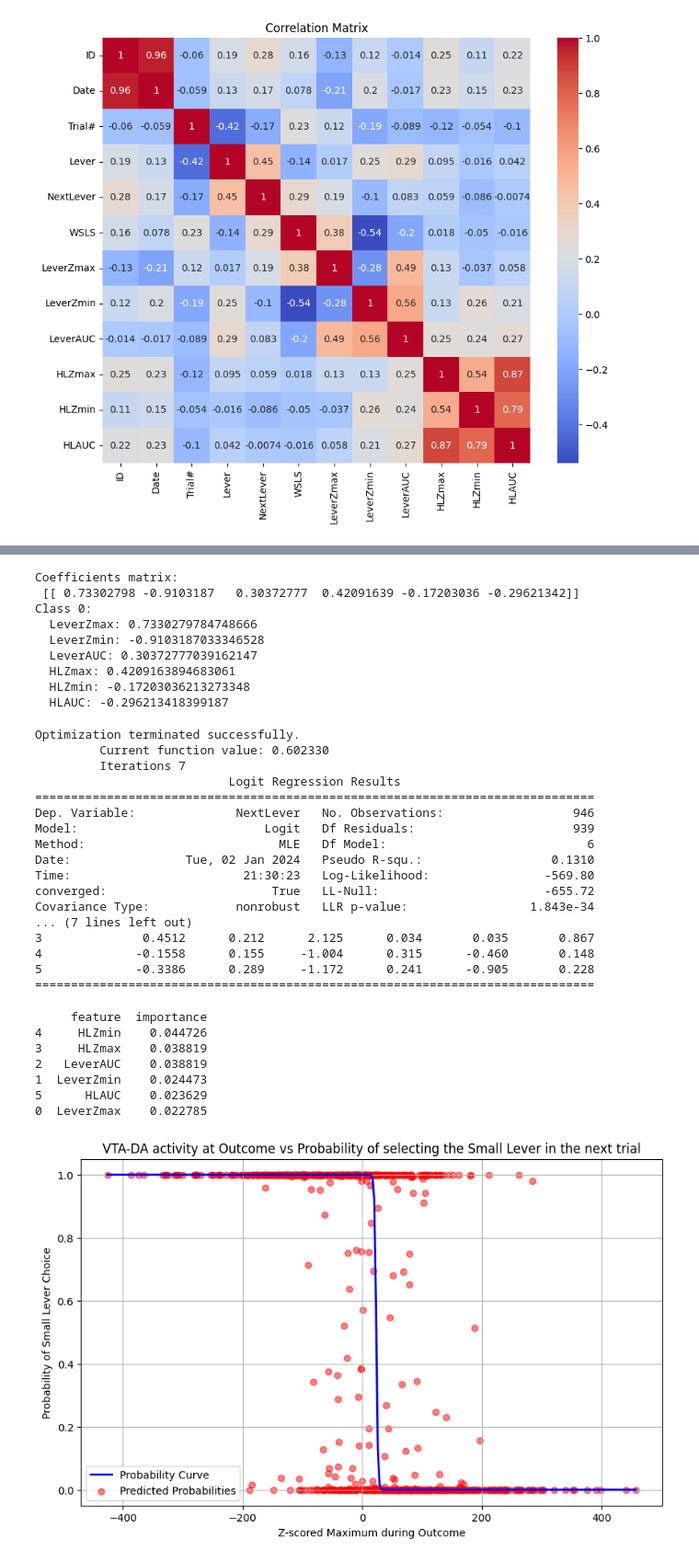
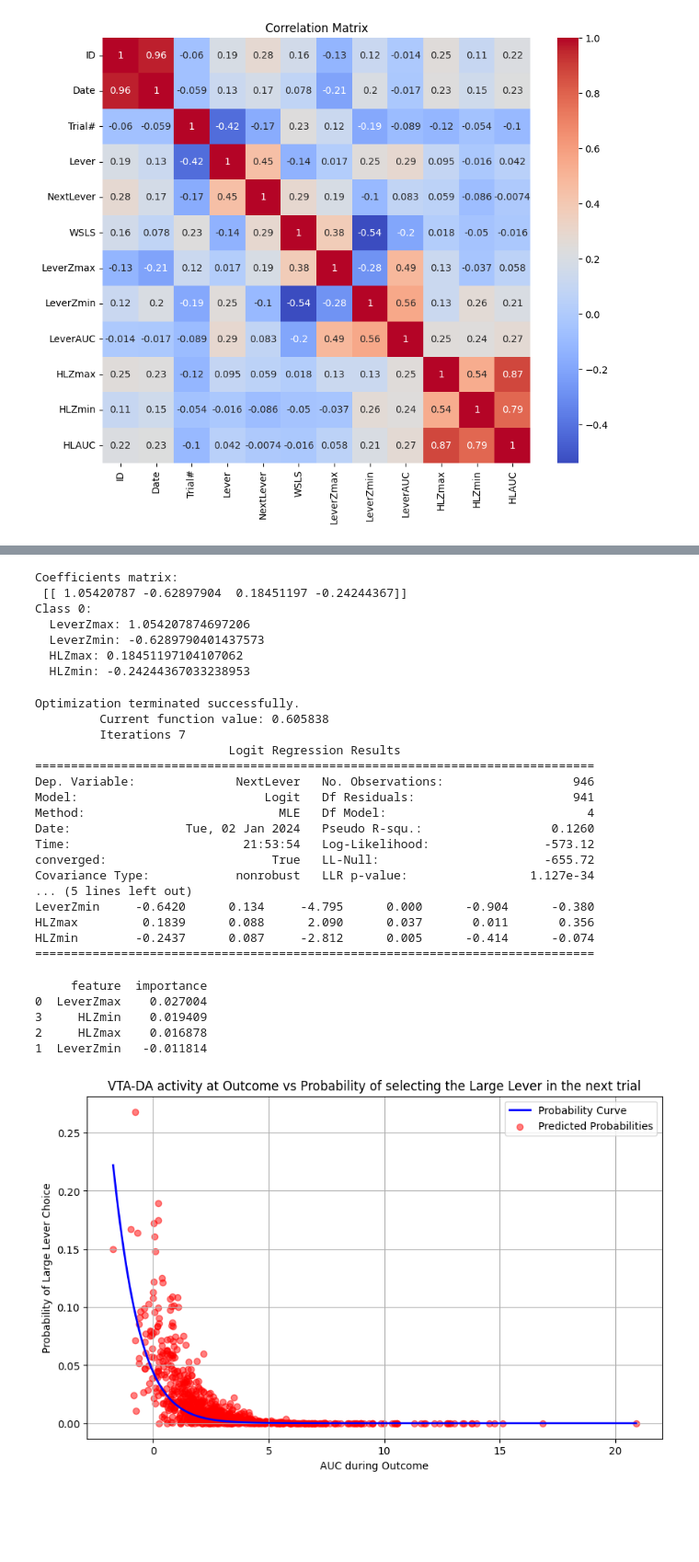
Before and after one commit to wonnpyon/ML-For-Beginners, a Jupyter notebook: Photometry/06MNlogitReg.ipynb, the cells around one changed output, grey strips where cells are left out. Shown at 92% size. Saved outputs shown, nothing was run; the diff lists cells and outputs as text; code cells hidden in the pictures; blank space fills up the shorter version.

```diff
--- a/Photometry/06MNlogitReg.ipynb
+++ b/Photometry/06MNlogitReg.ipynb
@@ -75,7 +75,7 @@ from sklearn.model_selection import train_test_split
 # %%
 # Example dataset
 # Replace this with your actual dataset
-feature_names = ['LeverZmax','LeverZmin','LeverAUC','HLZmax','HLZmin','HLAUC']  # Assuming X is a DataFrame
+feature_names = ['LeverZmax','LeverZmin','HLZmax','HLZmin']  # Assuming X is a DataFrame
 
 X = df[feature_names]  # Predictor variables
 y = df['NextLever']  # Target variable with three categories
@@ -136,27 +164,23 @@ for class_index in range(coefficients.shape[0]):
     print()
 # %% [output]
 Coefficients matrix:
- [[ 0.73302798 -0.9103187   0.30372777  0.42091639 -0.17203036 -0.29621342]]
+ [[ 1.05420787 -0.62897904  0.18451197 -0.24244367]]
 Class 0:
-  LeverZmax: 0.7330279784748666
-  LeverZmin: -0.9103187033346528
-  LeverAUC: 0.30372777039162147
-  HLZmax: 0.4209163894683061
-  HLZmin: -0.17203036213273348
-  HLAUC: -0.296213418399187
+  LeverZmax: 1.054207874697206
+  LeverZmin: -0.6289790401437573
+  HLZmax: 0.18451197104107062
+  HLZmin: -0.24244367033238953
 # %%
 import statsmodels.api as sm
 import pandas as pd
 
-# Ensure y_train_res is a Pandas Series and X_train_res is a DataFrame
-y_train_res = pd.Series(y_train_res)
-X_train_res = pd.DataFrame(X_train_res)
+# Convert the NumPy array to a Pandas DataFrame and assign column names
+X_train_res_df = pd.DataFrame(X_train_res, columns=feature_names)
 
-# Check for consistent dimensions
-assert len(y_train_res) == len(X_train_res), "The dimensions of X and y do not match."
+import statsmodels.api as sm
 
 # Add a constant to the input features
-X_stat = sm.add_constant(X_train_res)
+X_stat = sm.add_constant(X_train_res_df)
 
 # Fit the binary logistic regression model
 model_stat = sm.Logit(y_train_res, X_stat)
@@ -166,21 +190,21 @@ result_stat = model_stat.fit()
 print(result_stat.summary())
 # %% [output]
 Optimization terminated successfully.
-         Current function value: 0.602330
+         Current function value: 0.605838
          Iterations 7
                            Logit Regression Results
 ==============================================================================
 Dep. Variable:              NextLever   No. Observations:                  946
-Model:                          Logit   Df Residuals:                      939
-Method:                           MLE   Df Model:                            6
-Date:                Tue, 02 Jan 2024   Pseudo R-squ.:                  0.1310
-Time:                        21:30:23   Log-Likelihood:                -569.80
+Model:                          Logit   Df Residuals:                      941
+Method:                           MLE   Df Model:                            4
+Date:                Tue, 02 Jan 2024   Pseudo R-squ.:                  0.1260
+Time:                        21:53:54   Log-Likelihood:                -573.12
 converged:                       True   LL-Null:                       -655.72
-Covariance Type:            nonrobust   LLR p-value:                 1.843e-34
-... (7 lines left out)
-3              0.4512      0.212      2.125      0.034       0.035       0.867
-4             -0.1558      0.155     -1.004      0.315      -0.460       0.148
-5             -0.3386      0.289     -1.172      0.241      -0.905       0.228
+Covariance Type:            nonrobust   LLR p-value:                 1.127e-34
+... (5 lines left out)
+LeverZmin     -0.6420      0.134     -4.795      0.000      -0.904      -0.380
+HLZmax         0.1839      0.088      2.090      0.037       0.011       0.356
+HLZmin        -0.2437      0.087     -2.812      0.005      -0.414      -0.074
 ==============================================================================
 # %%
 from sklearn.inspection import permutation_importance
@@ -195,50 +219,48 @@ perm_importance_df = perm_importance_df.sort_values(by='importance', ascending=F
 print(perm_importance_df)
 # %% [output]
      feature  importance
-4     HLZmin    0.044726
-3     HLZmax    0.038819
-2   LeverAUC    0.038819
-1  LeverZmin    0.024473
-5      HLAUC    0.023629
-0  LeverZmax    0.022785
+0  LeverZmax    0.027004
+3     HLZmin    0.019409
+2     HLZmax    0.016878
+1  LeverZmin   -0.011814
 # %%
 import numpy as np
 import matplotlib.pyplot as plt
 import pandas as pd
 
 df_filtered = df[feature_names]
 
 # Calculate the mean of other features in your dataset
-X_mean = df_filtered.drop('LeverAUC', axis=1).mean()
+X_mean = df_filtered.drop('LeverZmax', axis=1).mean()
 
 # Generate a range of values for LeverZmax
-lever_zmax_range = np.linspace(df_filtered['LeverAUC'].min(), df_filtered['LeverAUC'].max(), 300)
+lever_zmax_range = np.linspace(df_filtered['LeverZmax'].min(), df_filtered['LeverZmax'].max(), 300)
 X_pred = np.repeat(X_mean.values.reshape(1, -1), len(lever_zmax_range), axis=0)
 X_pred = np.insert(X_pred, 0, lever_zmax_range, axis=1)  # Insert LeverZmax values
 
 # Calculate the predicted probability of NextLever=1 for the curve
 prob_next_lever_1_curve = model.predict_proba(X_pred)[:, 0]
 
 # Calculate the predicted probability of NextLever=1 for each data point
 X_data_points = df_filtered.copy()
-X_data_points['LeverAUC'] = X_data_points['LeverAUC'].astype(float)
+X_data_points['LeverZmax'] = X_data_points['LeverZmax'].astype(float)
 prob_next_lever_1_points = model.predict_proba(X_data_points)[:, 0]
 
 # Plotting the probability curve
 plt.figure(figsize=(10, 6))
 plt.plot(lever_zmax_range, prob_next_lever_1_curve, color='blue', label='Probability Curve', linewidth=2)
 
 # Plotting the individual data points with their predicted probabilities
-plt.scatter(df_filtered['LeverAUC'], prob_next_lever_1_points, color='red', label='Predicted Probabilities', alpha=0.5)
+plt.scatter(df_filtered['LeverZmax'], prob_next_lever_1_points, color='red', label='Predicted Probabilities', alpha=0.5)
 
-plt.title('VTA-DA activity at Outcome vs Probability of selecting the Small Lever in the next trial')
-plt.xlabel('Z-scored Maximum during Outcome')
-plt.ylabel('Probability of Small Lever Choice')
+plt.title('VTA-DA activity at Outcome vs Probability of selecting the Large Lever in the next trial')
+plt.xlabel('AUC during Outcome')
+plt.ylabel('Probability of Large Lever Choice')
 plt.legend()
 plt.grid(True)
 plt.show()
 # %% [output]
-[figure, old version]
+[figure, new version]
 # %%
 
 # Calculate the mean of other features in your dataset
```
Also changed, not shown: parts of 3 cells of this notebook.
